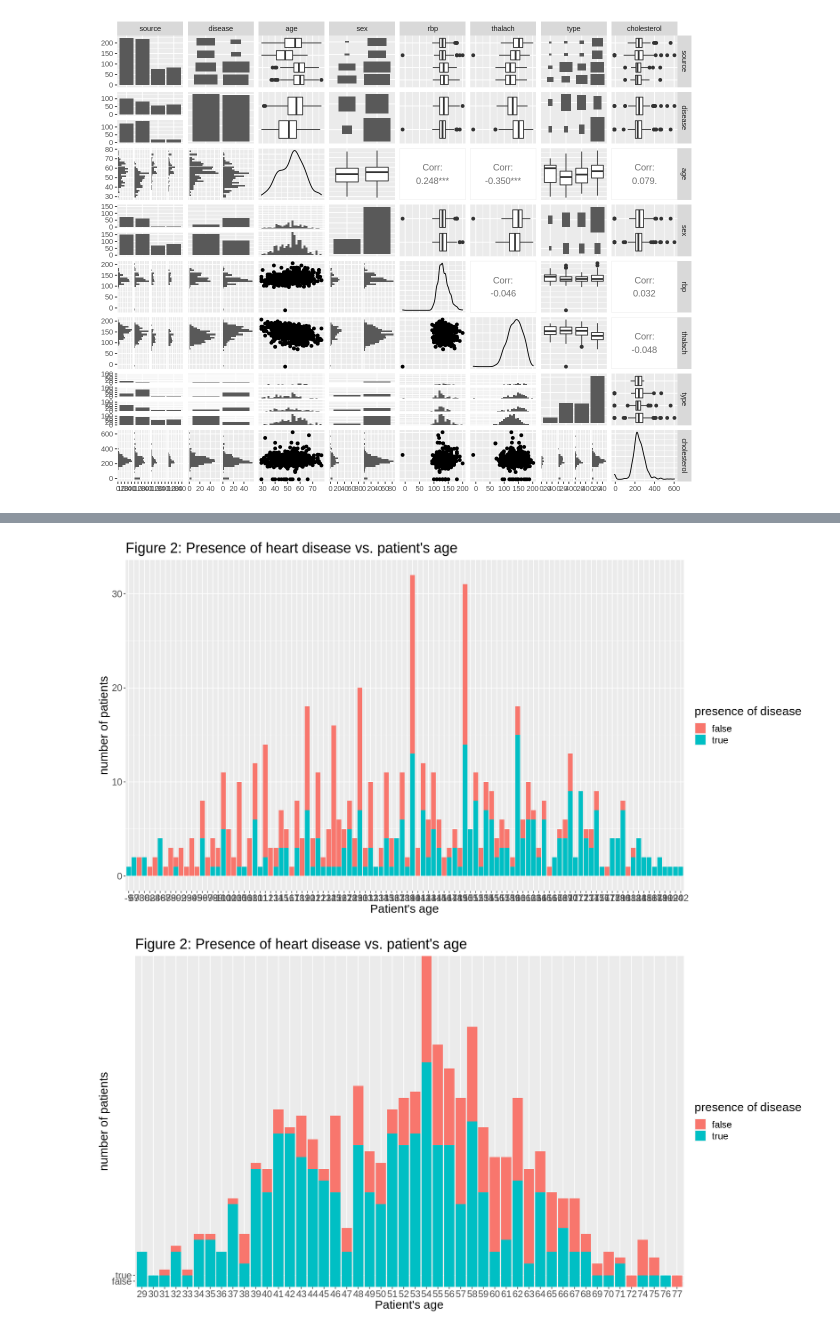
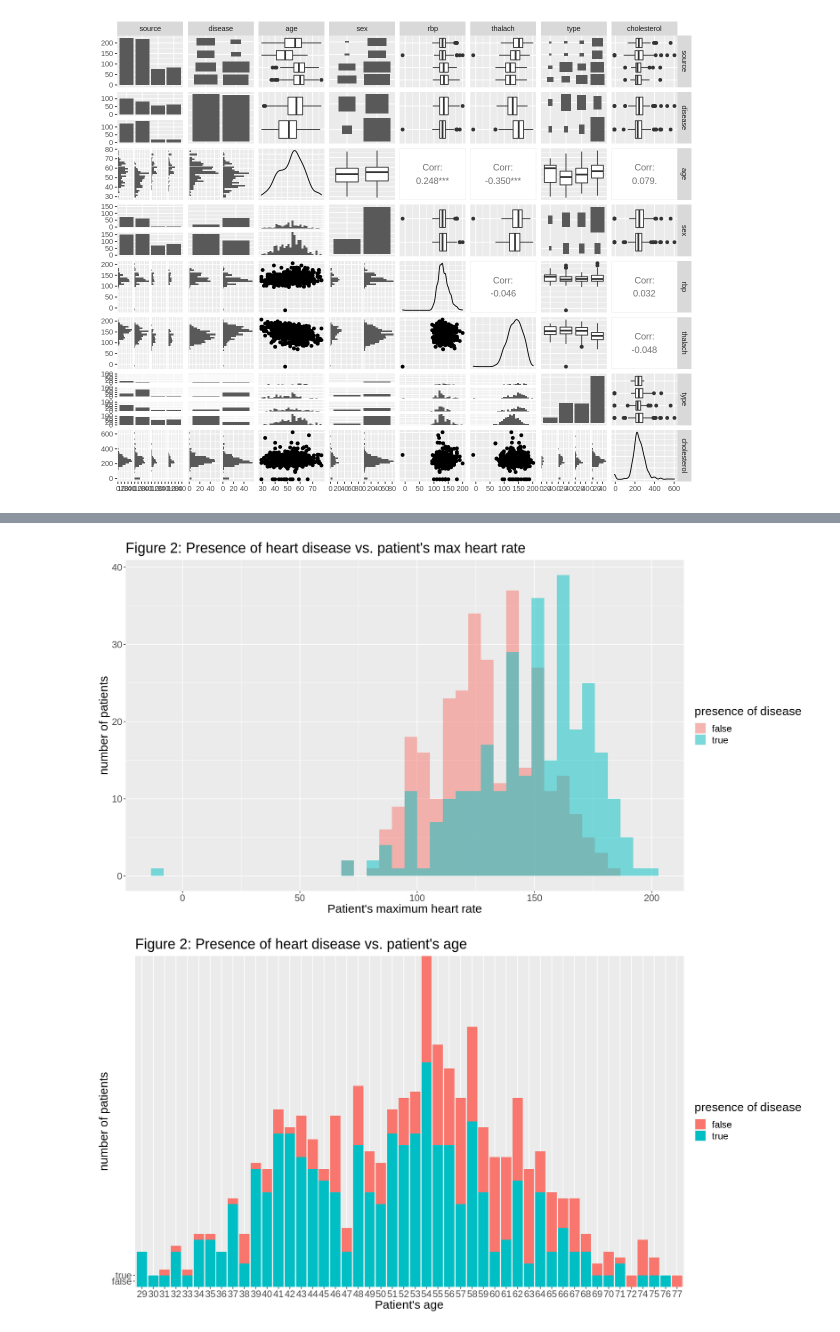
Before and after one commit to ciaraaf/dsci_grp_156, a Jupyter notebook: heart2.ipynb, the cells around one changed output, grey strips where cells are left out. Drawn from its saved outputs; the diff is of its cells as text; code cells hidden in the pictures.

```diff
--- a/heart2.ipynb
+++ b/heart2.ipynb
@@ -146,8 +176,6 @@ filter(type!="?",
       thalach!="?")|>
 mutate(sex=as.numeric(sex),
       rbp=as.numeric(rbp),
-      type=as.factor(type),
-       type=as.factor(type),
        disease=as.factor(disease),
         thalach=as.numeric(thalach),
       cholesterol=as.numeric(cholesterol)
@@ -156,13 +184,8 @@ na.omit()
 
 
 
-heart_data$type <- factor(heart_data$type,
-levels = c('1','2','3','4'),
-labels = c("typical angina", "atypical angina","non-anginal","asymptomatic"))
 
-heart_data$sex <- factor(heart_data$sex,
-levels = c('0','1'),
-labels = c("female", "male"))
+
 heart_data
 # %% [output]
 Warning message in mask$eval_all_mutate(quo):
@@ -272,13 +316,12 @@ heart_pairs
 
 
 options(repr.plot.width = 15, repr.plot.height = 8)
-thalach_dist <- ggplot(heart_train, aes(x = factor(thalach) ,fill=disease))+
-                  geom_histogram(stat="count", bins=20) +
-                  labs(x = "Patient's age", y = "number of patients",fill = "presence of disease",title = "Figure 2: Presence of heart disease vs. patient's age") +
+
+thalach_dist <- ggplot(heart_train, aes(x = thalach, fill = factor(disease))) +
+                 geom_histogram(position = "identity", alpha = 0.5, bins=40) +
+                  labs(x = "Patient's maximum heart rate", y = "number of patients",fill = "presence of disease",title = "Figure 2: Presence of heart disease vs. patient's max heart rate") +
                   theme(text = element_text(size = 18))
 
 
-
-
 thalach_dist
 # %% [output]
@@ -287,4 +328,4 @@ Warning message:
-[figure, old version]
+[figure, new version]
 # %%
 options(repr.plot.width = 12, repr.plot.height = 8)
 
```
Also changed, not shown: parts of 20 cells of this notebook.
